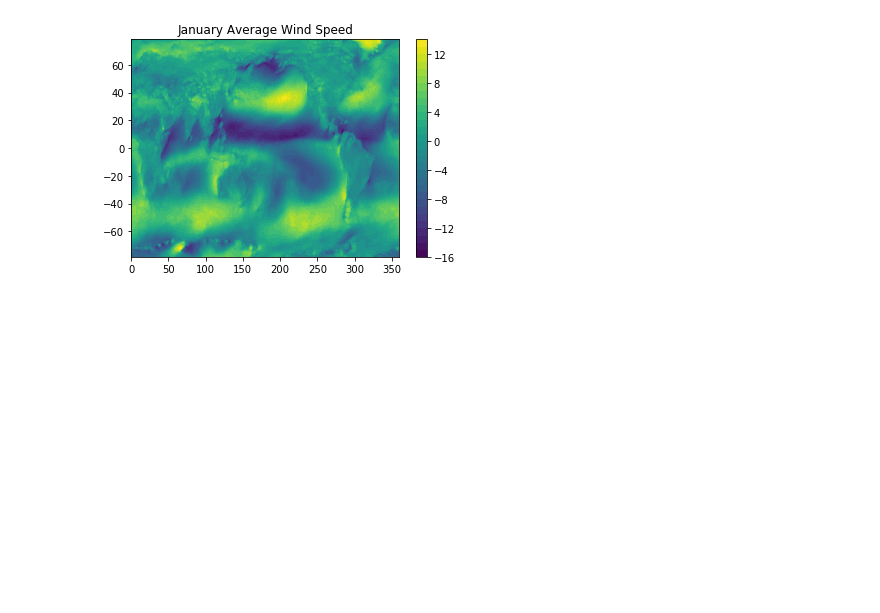
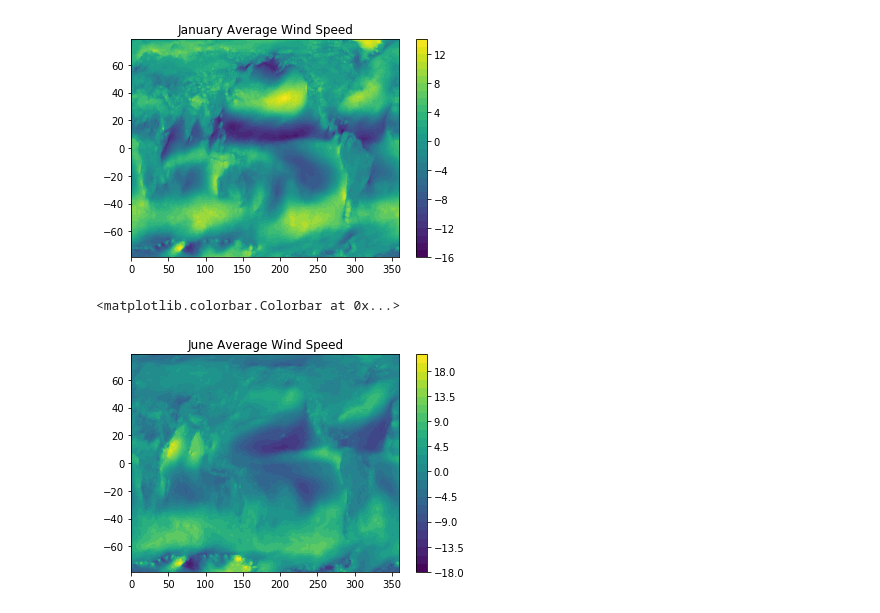
Before and after one commit to Rrogerwu/expansion_fans, a Jupyter notebook: src/Wind_data_ccmp.ipynb, the cells around one changed output. Cells and saved outputs as stored; diff of their text form; code cells hidden in the pictures; blank space fills up the shorter version.

Commit message:
ccmp

```diff
--- a/src/Wind_data_ccmp.ipynb
+++ b/src/Wind_data_ccmp.ipynb
@@ -127,3 +127,20 @@ plt.colorbar()
 # %% [output]
 <matplotlib.colorbar.Colorbar at 0x...>
 [figure]
+# %%
+path06 = glob.glob('../data/ccmp/2010/06/*.nc')
+nc06 = MFDataset(path06,'r')
+# %%
+%matplotlib inline
+uwnd = nc06.variables['uwnd'][:]
+vwnd = nc06.variables['vwnd'][:]
+lat = nc06.variables['lat'][:]
+lon = nc06.variables['lon'][:]
+U = (uwnd*2+vwnd*2)*1/2
+U_mean = np.ma.mean(U,axis= 0)
+plt.contourf(lon,lat,U_mean,30)
+plt.title('June Average Wind Speed')
+plt.colorbar()
+# %% [output]
+<matplotlib.colorbar.Colorbar at 0x...>
+[figure, added]
```
